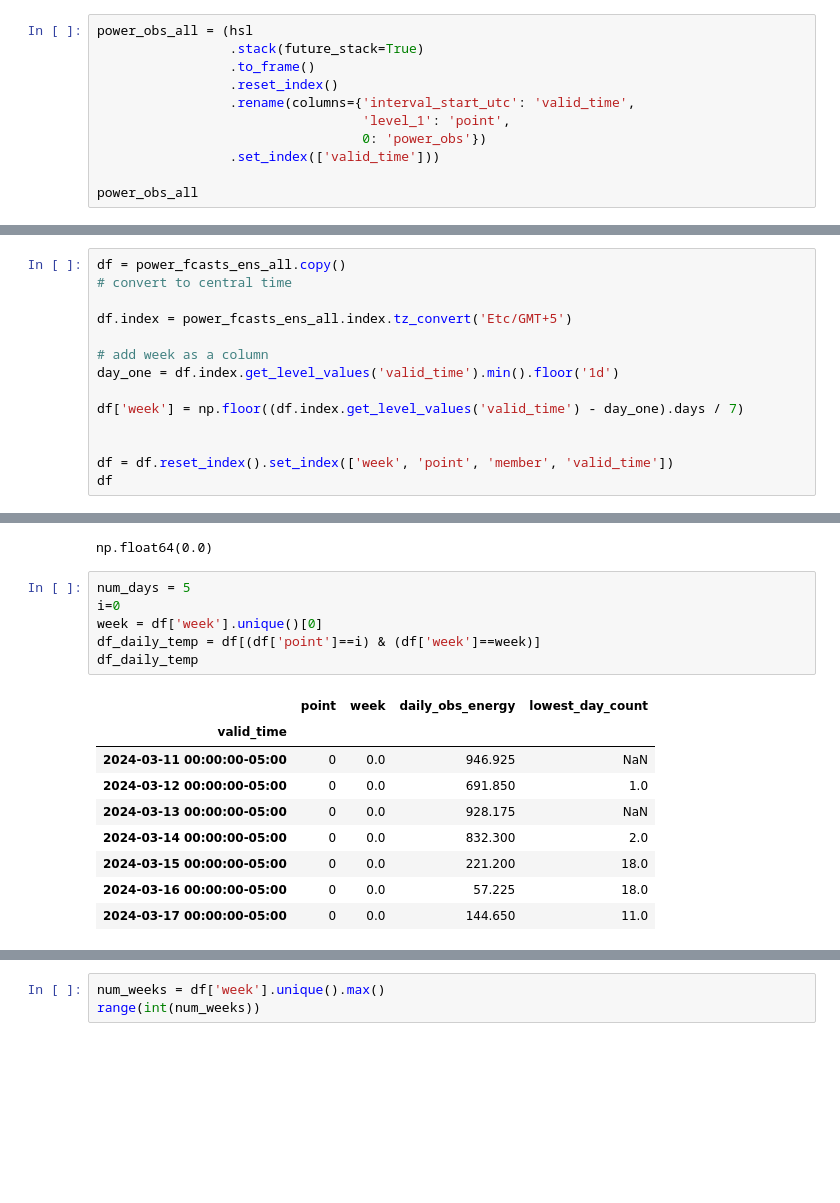
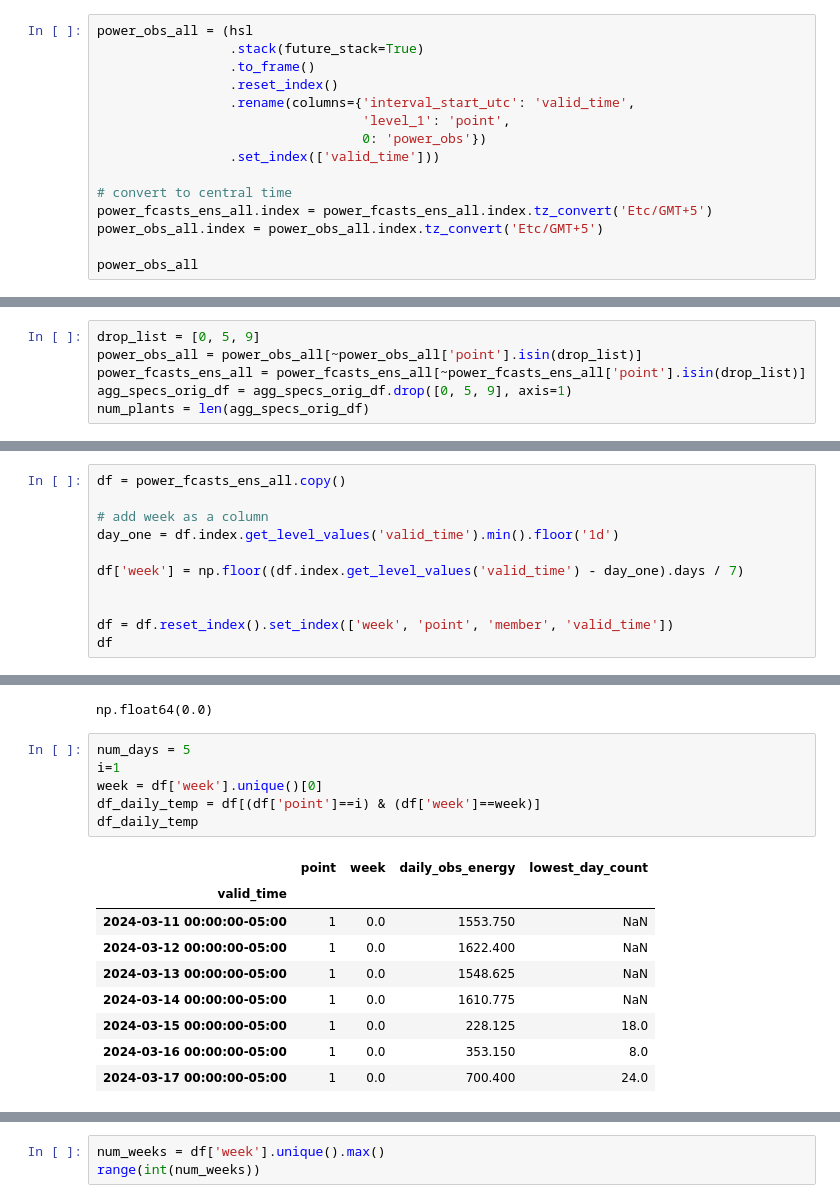
Before and after one commit to williamhobbs/PVSC-2025-daily-energy-forecaster, a Jupyter notebook: 05_Ensemble_Analysis.ipynb, the cells around one changed output, grey strips where cells are left out. Drawn from its saved outputs; the diff is of its cells as text; blank space fills up the shorter version.

```diff
--- a/05_Ensemble_Analysis.ipynb
+++ b/05_Ensemble_Analysis.ipynb
@@ -112,6 +112,10 @@ power_obs_all = (hsl
                                   0: 'power_obs'})
                  .set_index(['valid_time']))
 
+# convert to central time
+power_fcasts_ens_all.index = power_fcasts_ens_all.index.tz_convert('Etc/GMT+5')
+power_obs_all.index = power_obs_all.index.tz_convert('Etc/GMT+5')
+
 power_obs_all
 # %% [output]
 |  | point | power_obs |
@@ -131,3 +137,9 @@ power_obs_all
+# %%
+drop_list = [0, 5, 9]
+power_obs_all = power_obs_all[~power_obs_all['point'].isin(drop_list)]
+power_fcasts_ens_all = power_fcasts_ens_all[~power_fcasts_ens_all['point'].isin(drop_list)]
+agg_specs_orig_df = agg_specs_orig_df.drop([0, 5, 9], axis=1)
+num_plants = len(agg_specs_orig_df)
 # %%
 member_list = power_fcasts_ens_all['member'].unique()
 
@@ -144,9 +156,6 @@ for plant_number in [0]:
 Add week number, then add `week`, `point`, and `member` as indices.
 # %%
 df = power_fcasts_ens_all.copy()
-# convert to central time
-
-df.index = power_fcasts_ens_all.index.tz_convert('Etc/GMT+5')
 
 # add week as a column
 day_one = df.index.get_level_values('valid_time').min().floor('1d')
@@ -497,20 +506,20 @@ df['week'].unique()[0]
 np.float64(0.0)
 # %%
 num_days = 5
-i=0
+i=1
 week = df['week'].unique()[0]
 df_daily_temp = df[(df['point']==i) & (df['week']==week)]
 df_daily_temp
 # %% [output]
 |  | point | week | daily_obs_energy | lowest_day_count |
 | valid_time |  |  |  |  |
-| 2024-03-11 00:00:00-05:00 | 0 | 0.0 | 946.925 | NaN |
-| 2024-03-12 00:00:00-05:00 | 0 | 0.0 | 691.850 | 1.0 |
-| 2024-03-13 00:00:00-05:00 | 0 | 0.0 | 928.175 | NaN |
-| 2024-03-14 00:00:00-05:00 | 0 | 0.0 | 832.300 | 2.0 |
-| 2024-03-15 00:00:00-05:00 | 0 | 0.0 | 221.200 | 18.0 |
-| 2024-03-16 00:00:00-05:00 | 0 | 0.0 | 57.225 | 18.0 |
-| 2024-03-17 00:00:00-05:00 | 0 | 0.0 | 144.650 | 11.0 |
+| 2024-03-11 00:00:00-05:00 | 1 | 0.0 | 1553.750 | NaN |
+| 2024-03-12 00:00:00-05:00 | 1 | 0.0 | 1622.400 | NaN |
+| 2024-03-13 00:00:00-05:00 | 1 | 0.0 | 1548.625 | NaN |
+| 2024-03-14 00:00:00-05:00 | 1 | 0.0 | 1610.775 | NaN |
+| 2024-03-15 00:00:00-05:00 | 1 | 0.0 | 228.125 | 18.0 |
+| 2024-03-16 00:00:00-05:00 | 1 | 0.0 | 353.150 | 8.0 |
+| 2024-03-17 00:00:00-05:00 | 1 | 0.0 | 700.400 | 24.0 |
 # %%
 df[(df['point']==i) & (df['week']==week)]
 # %% [output]
```
Also changed, not shown: parts of 30 cells of this notebook.
